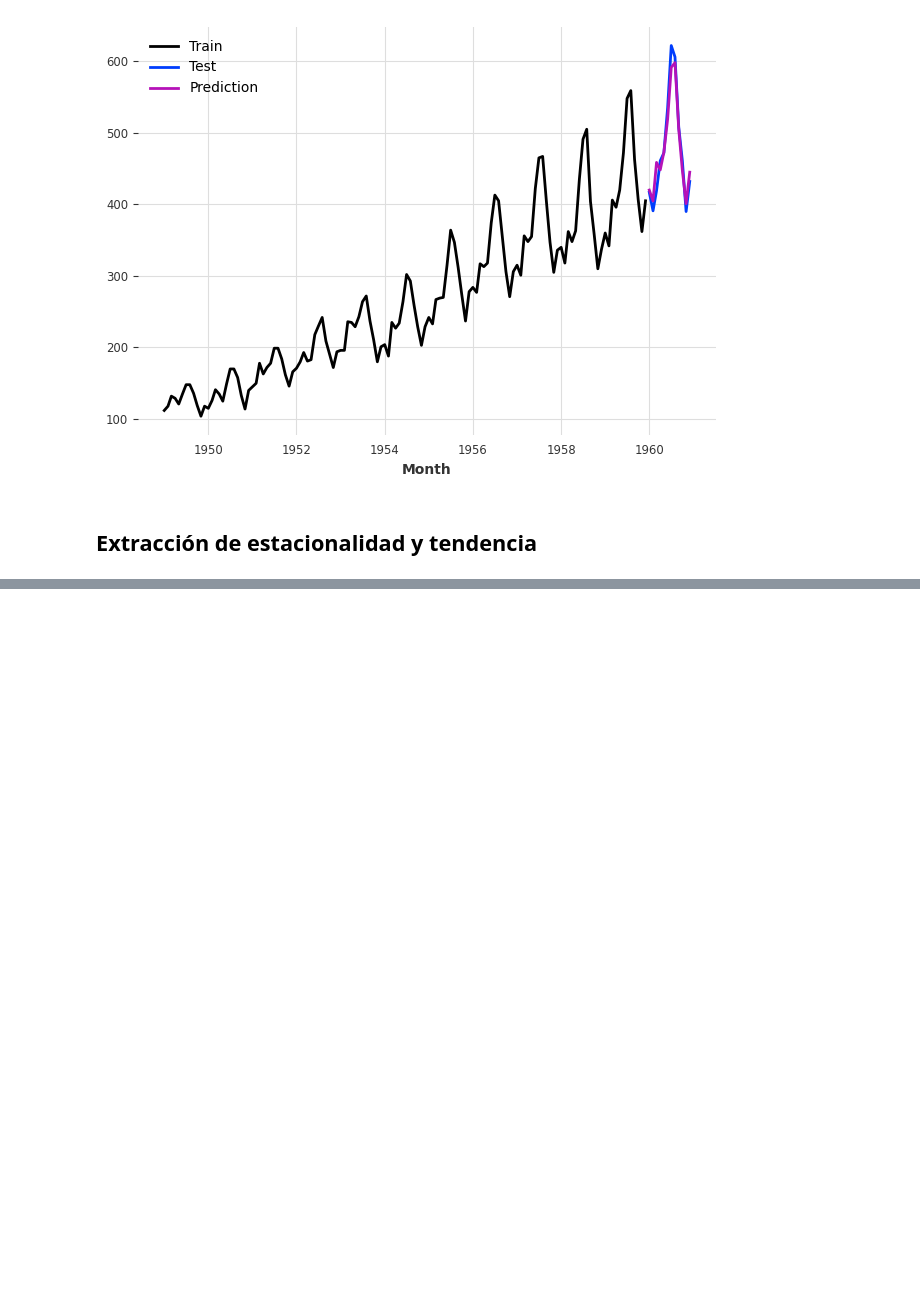
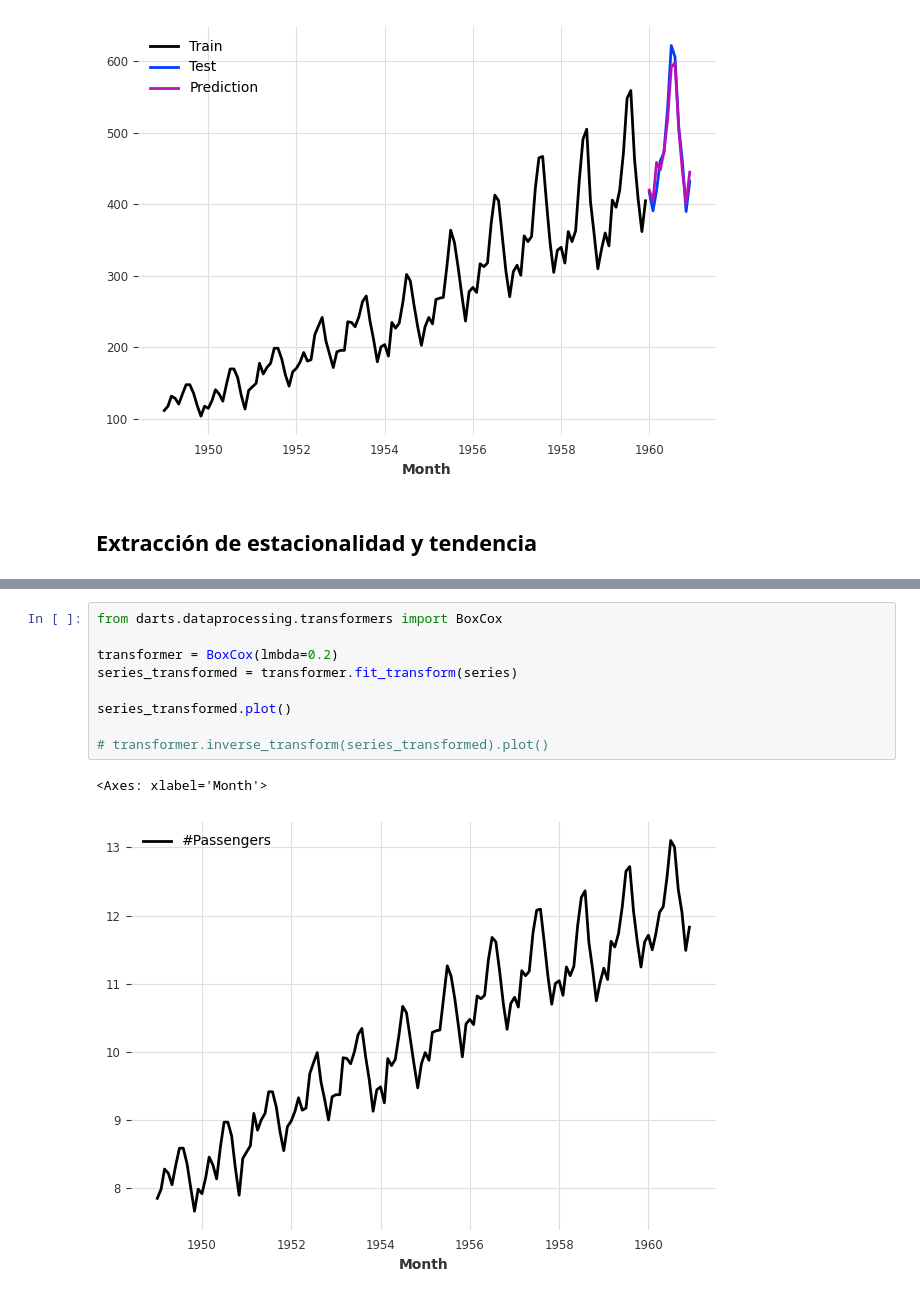
Before and after one commit to MiguelPuntoEs/ufm-python-for-finance, a Jupyter notebook: 12 Series temporales.ipynb, the cells around one changed output, grey strips where cells are left out. Cells and saved outputs as stored; diff of their text form; blank space fills up the shorter version.

```diff
--- a/12 Series temporales.ipynb
+++ b/12 Series temporales.ipynb
@@ -177,0 +201,12 @@ series.plot()
+# %%
+from darts.dataprocessing.transformers import BoxCox
+
+transformer = BoxCox(lmbda=0.2)
+series_transformed = transformer.fit_transform(series)
+
+series_transformed.plot()
+
+# transformer.inverse_transform(series_transformed).plot()
+# %% [output]
+<Axes: xlabel='Month'>
+[figure, added]
```
Also changed, not shown: parts of 13 cells of this notebook, 3 other files.
